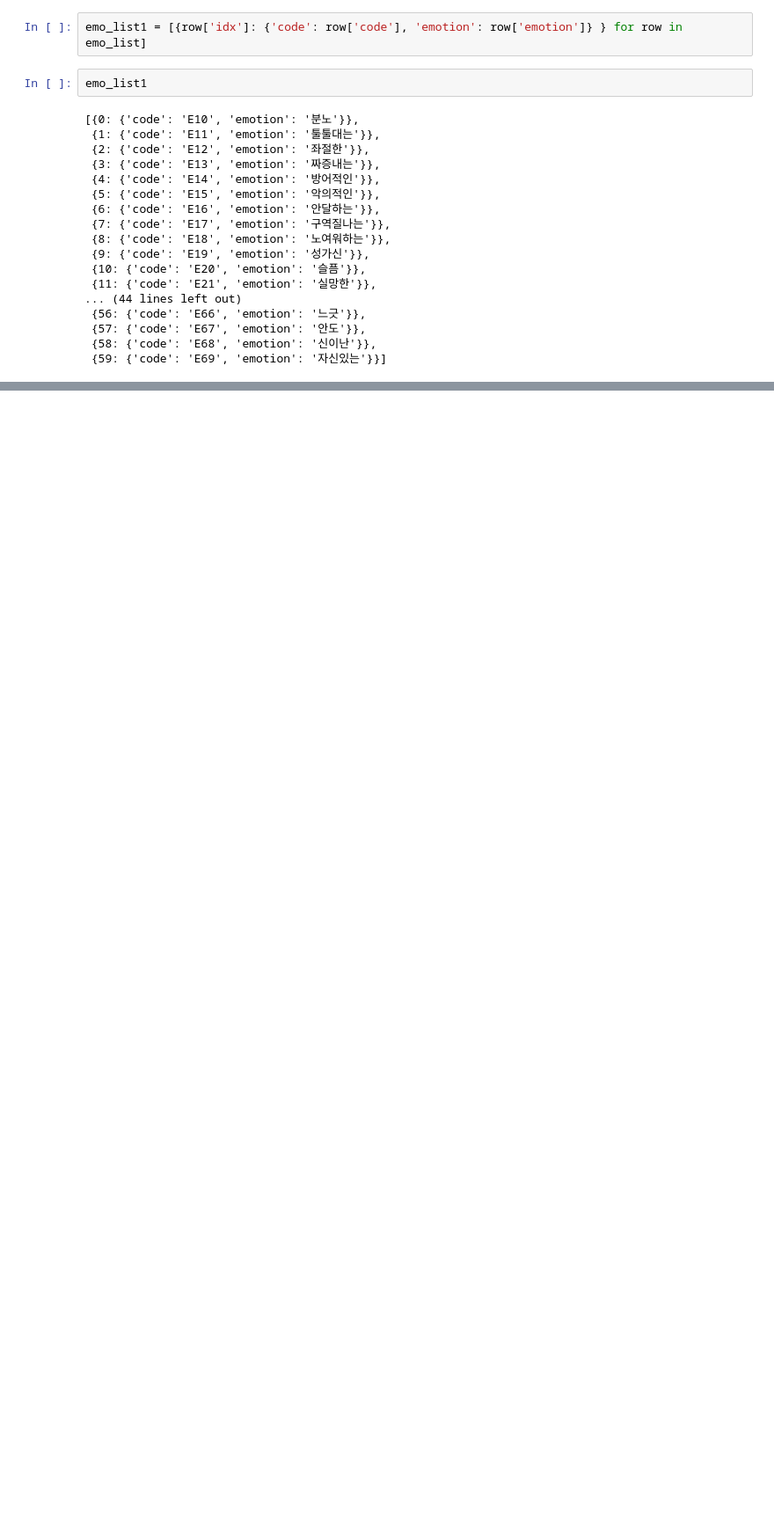
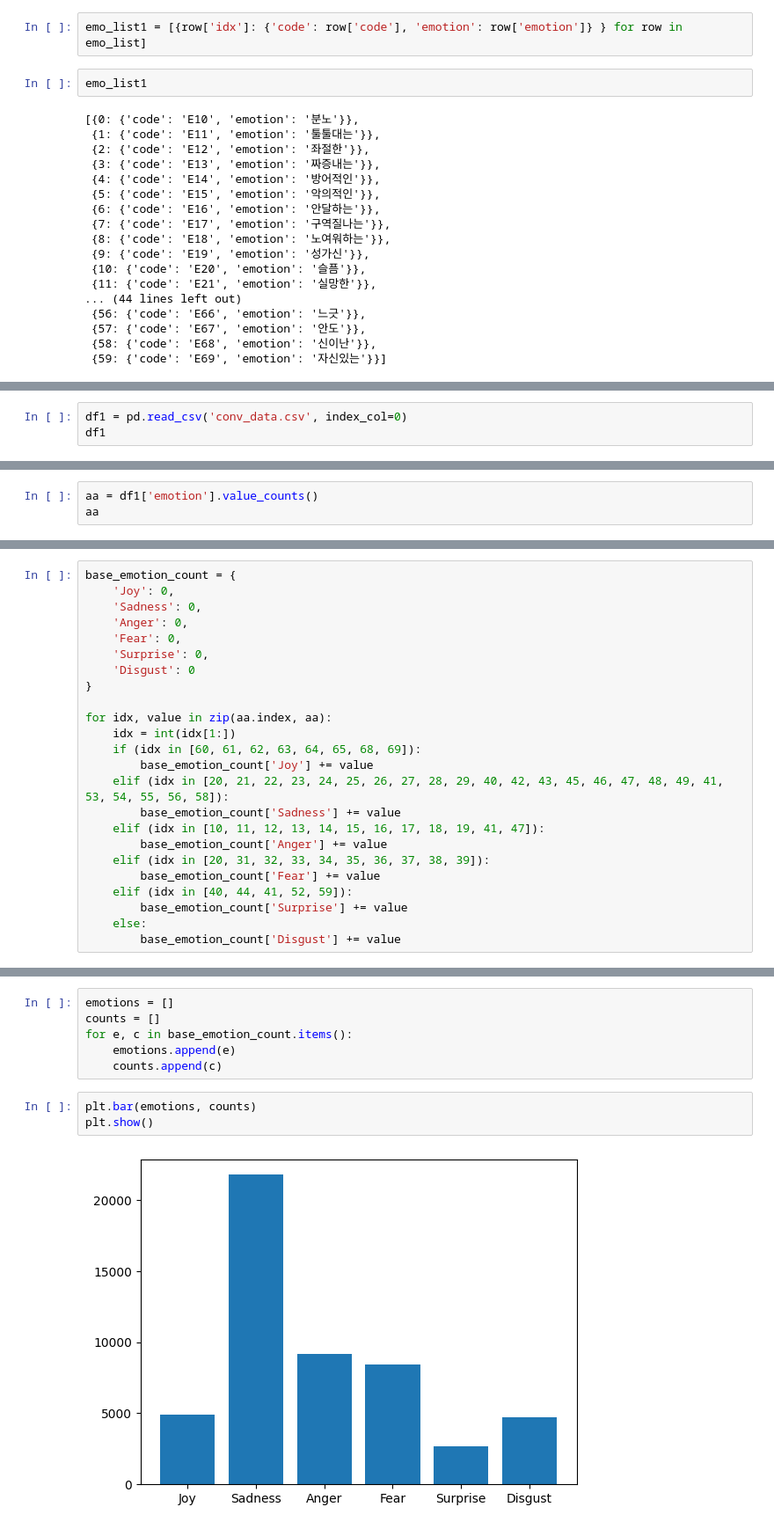
Before and after one commit to OldBeest/MLDLProject, a Jupyter notebook: LyricToImage/lyric_classify.ipynb, the cells around one changed output, grey strips where cells are left out. Shown: that part at 88% size. Cells and saved outputs as stored; diff of their text form; blank space fills up the shorter version.

```diff
--- a/LyricToImage/lyric_classify.ipynb
+++ b/LyricToImage/lyric_classify.ipynb
@@ -184,0 +281,3 @@ eval_emo(bart1.model, f'<s>{input_text}</s>')
+# %%
+df1 = pd.read_csv('conv_data.csv', index_col=0)
+df1
@@ -184,0 +298,3 @@ eval_emo(bart1.model, f'<s>{input_text}</s>')
+# %%
+aa = df1['emotion'].value_counts()
+aa
@@ -184,0 +319,24 @@ eval_emo(bart1.model, f'<s>{input_text}</s>')
+# %%
+base_emotion_count = {
+    'Joy': 0,
+    'Sadness': 0,
+    'Anger': 0,
+    'Fear': 0,
+    'Surprise': 0,
+    'Disgust': 0
+}
+
+for idx, value in zip(aa.index, aa):
+    idx = int(idx[1:])
+    if (idx in [60, 61, 62, 63, 64, 65, 68, 69]):
+        base_emotion_count['Joy'] += value
+    elif (idx in [20, 21, 22, 23, 24, 25, 26, 27, 28, 29, 40, 42, 43, 45, 46, 47, 48, 49, 41, 53, 54, 55, 56, 58]):
+        base_emotion_count['Sadness'] += value
+    elif (idx in [10, 11, 12, 13, 14, 15, 16, 17, 18, 19, 41, 47]):
+        base_emotion_count['Anger'] += value
+    elif (idx in [20, 31, 32, 33, 34, 35, 36, 37, 38, 39]):
+        base_emotion_count['Fear'] += value
+    elif (idx in [40, 44, 41, 52, 59]):
+        base_emotion_count['Surprise'] += value
+    else:
+        base_emotion_count['Disgust'] += value
@@ -184,0 +354,11 @@ eval_emo(bart1.model, f'<s>{input_text}</s>')
+# %%
+emotions = []
+counts = []
+for e, c in base_emotion_count.items():
+    emotions.append(e)
+    counts.append(c)
+# %%
+plt.bar(emotions, counts)
+plt.show()
+# %% [output]
+[figure, added]
```
Also changed, not shown: parts of 26 cells of this notebook, 4 other files.
